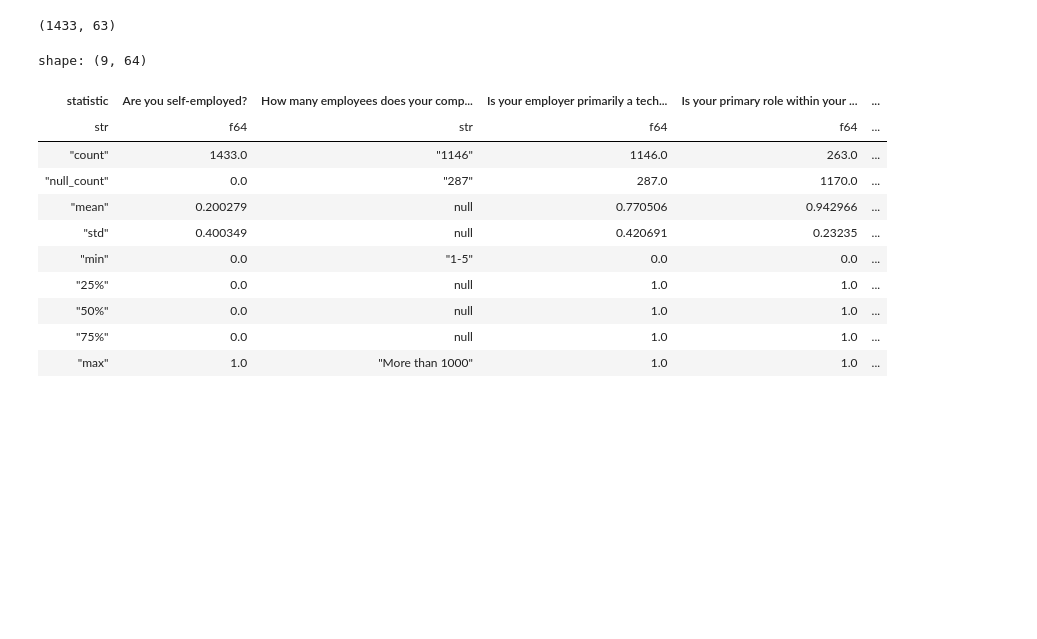
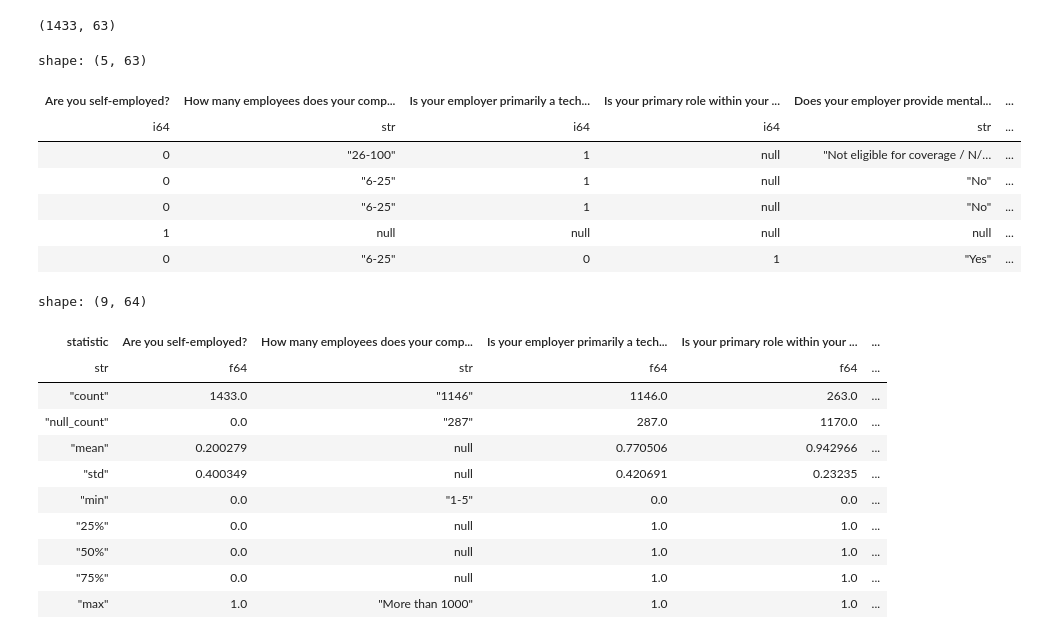
Before and after one commit to JanPhilippBittner/iu_mental_health_ml, a Jupyter notebook: Desktop/Arbeit/Arbeit/Universität/IU/Module/Semester 3/Machine learning - unsupervised learning/Project/first_draft.ipynb, the cells around one changed output. Saved outputs shown, nothing was run; the diff lists cells and outputs as text; code cells hidden in the pictures; blank space fills up the shorter version.

```diff
--- a/Desktop/Arbeit/Arbeit/Universität/IU/Module/Semester 3/Machine learning - unsupervised learning/Project/first_draft.ipynb
+++ b/Desktop/Arbeit/Arbeit/Universität/IU/Module/Semester 3/Machine learning - unsupervised learning/Project/first_draft.ipynb
@@ -27,6 +27,17 @@ df_csv = pl.read_csv(csv)
 print(df_csv.shape)
 # %% [output]
 (1433, 63)
+# %%
+df_csv.head()
+# %% [output]
+shape: (5, 63)
+| Are you self-employed? | How many employees does your comp... | Is your employer primarily a tech... | Is your primary role within your ... | Does your employer provide mental... | ... |
+| i64 | str | i64 | i64 | str | ... |
+| 0 | "26-100" | 1 | null | "Not eligible for coverage / N/… | ... |
+| 0 | "6-25" | 1 | null | "No" | ... |
+| 0 | "6-25" | 1 | null | "No" | ... |
+| 1 | null | null | null | null | ... |
+| 0 | "6-25" | 0 | 1 | "Yes" | ... |
 # %%
 # Get insights into Statistics. DF too large for useful information
 df_csv.describe()
```
Also changed, not shown: parts of 17 cells of this notebook, 3 other files.
